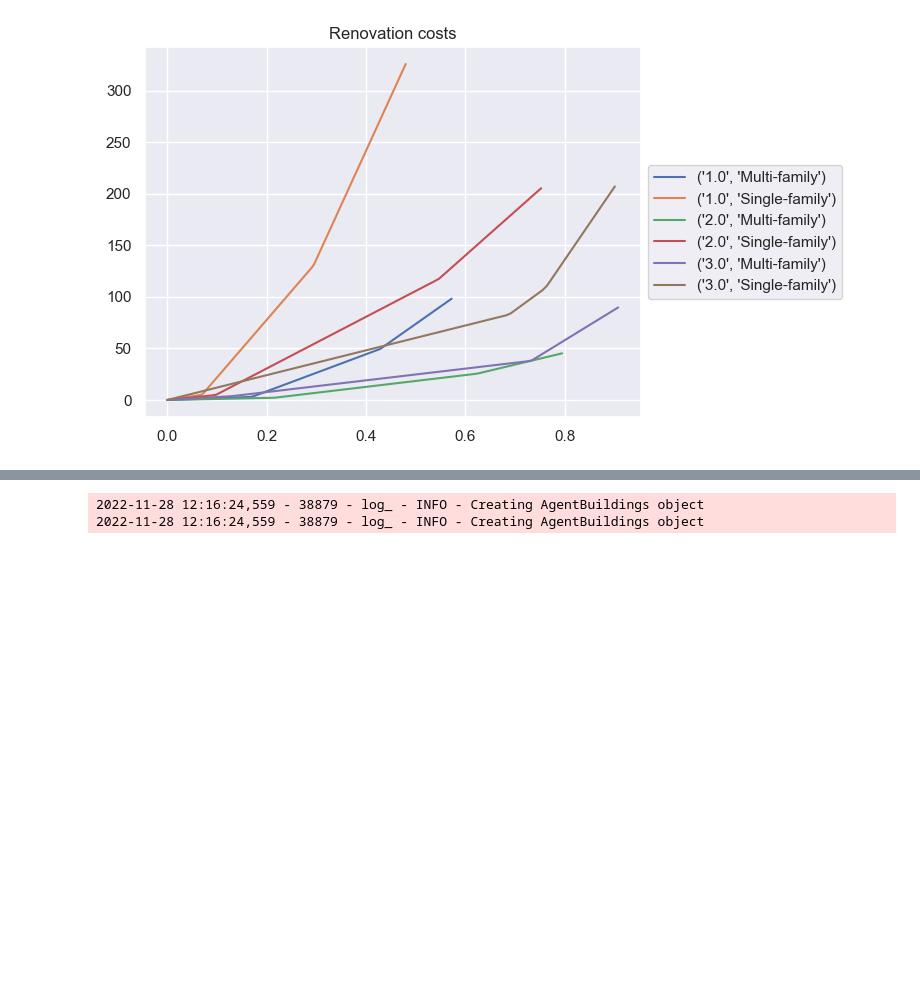
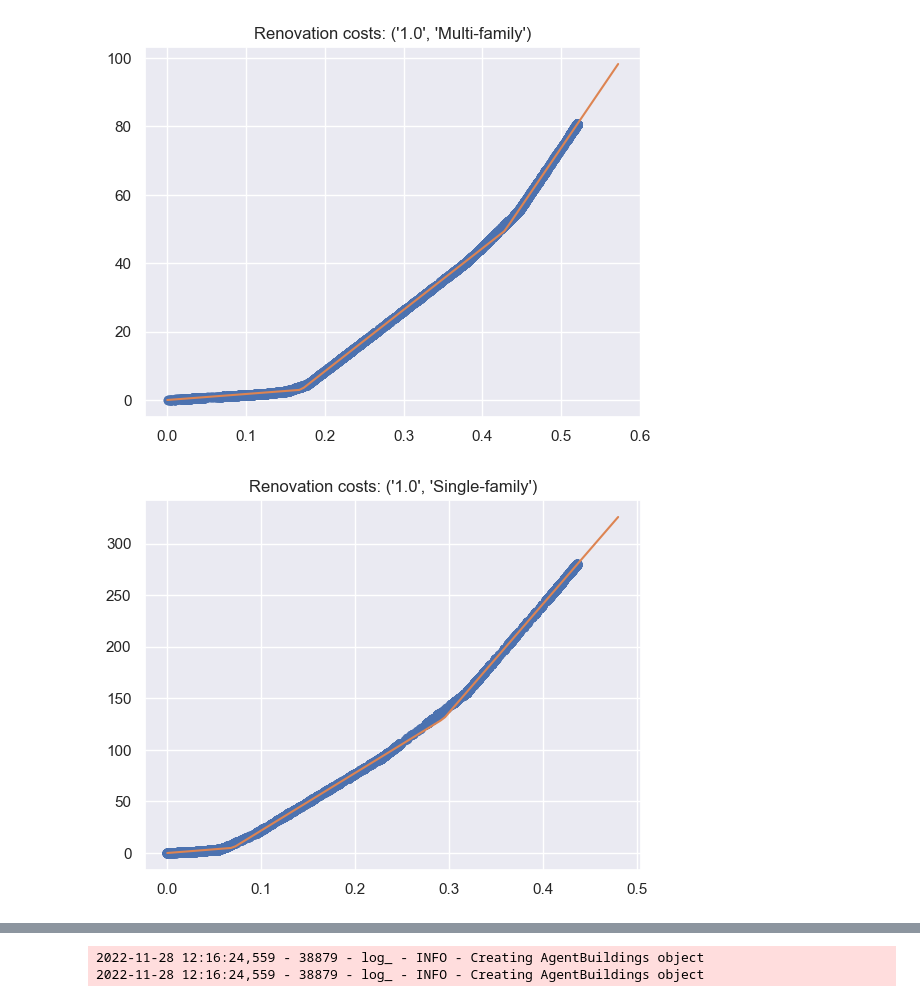
Before and after one commit to CIRED/EOLES-Coupling, a Jupyter notebook: greenfield_with_heat.ipynb, the cells around one changed output, grey strips where cells are left out. Cells and saved outputs as stored; diff of their text form; code cells hidden in the pictures; blank space fills up the shorter version.

```diff
--- a/greenfield_with_heat.ipynb
+++ b/greenfield_with_heat.ipynb
@@ -27,5 +27,5 @@ logger.addHandler(console_handler)
 # %%
 dict_cost, dict_heat = social_planner(aggregation_archetype=['Wall class', 'Housing type'], climate=2006, smooth=False, building_stock="medium_3")
 dict_heat = process_heating_need(dict_heat, climate=2006)
-linearized_renovation_costs, threshold_linearized_renovation_costs = piecewise_linearization_cost_efficiency(dict_cost, number_of_segments=3, plot=True, plot_tot=True)
+linearized_renovation_costs, threshold_linearized_renovation_costs = piecewise_linearization_cost_efficiency(dict_cost, number_of_segments=3, plot=True, plot_tot=False)
 # %% [output]
@@ -33 +34,2 @@ linearized_renovation_costs, threshold_linearized_renovation_costs = piecewise_l
-[figure, old version]
+[figure, new version]
+[figure, added]
```
Also changed, not shown: parts of 28 cells of this notebook, 4 other files.
